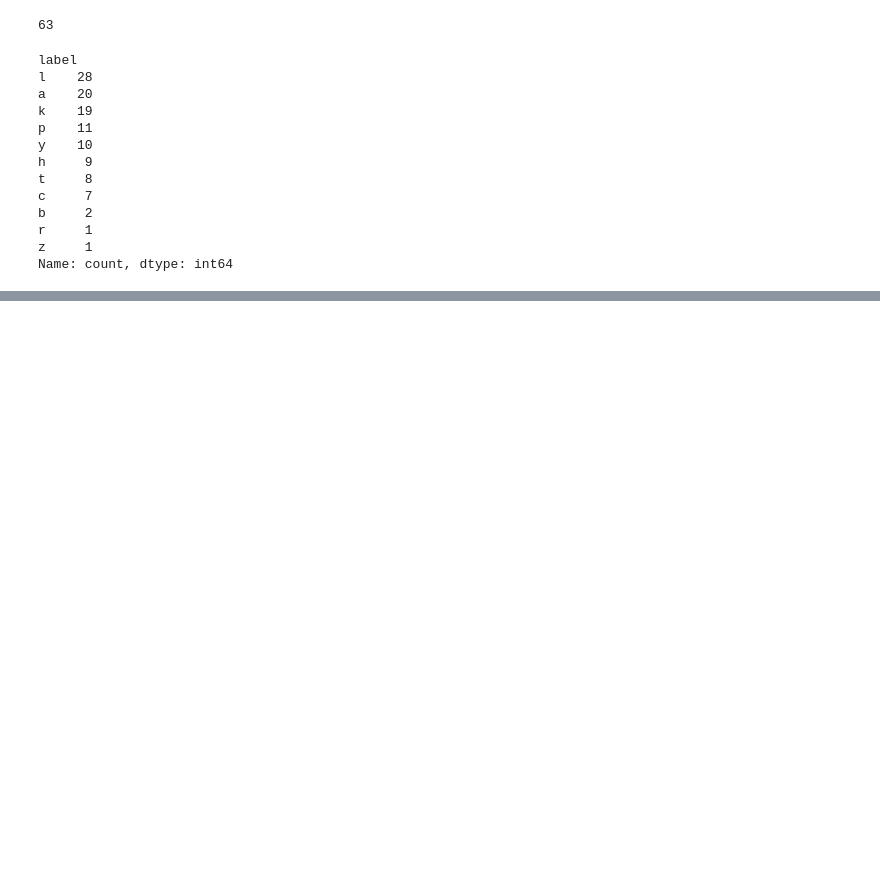
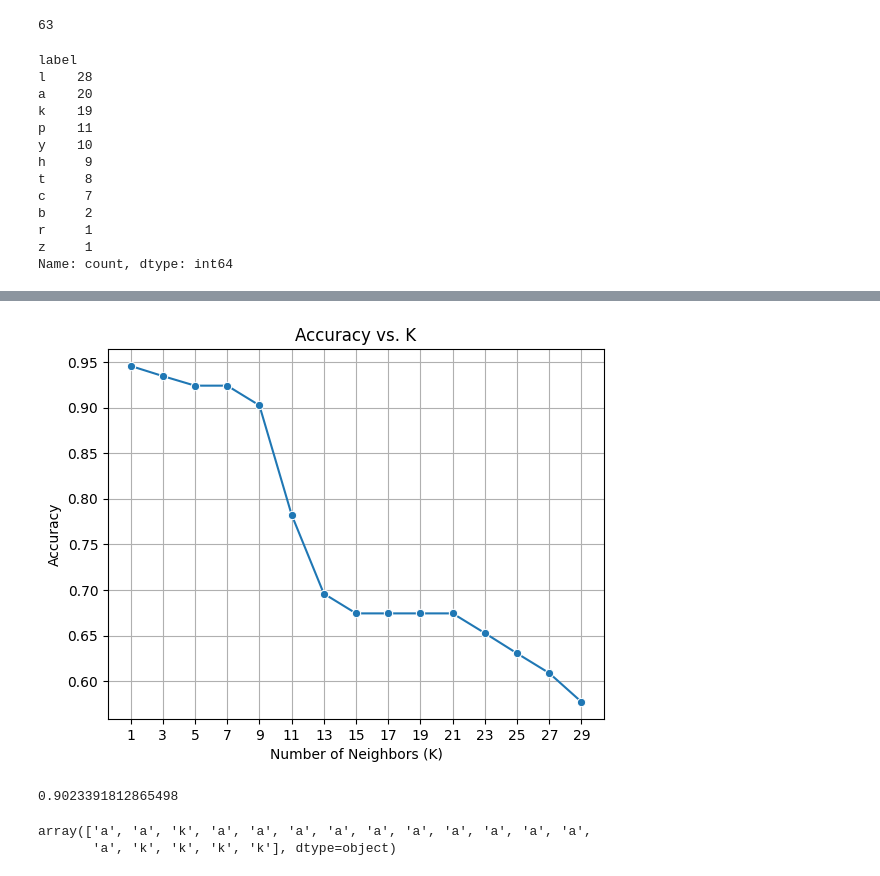
Before and after one commit to ericlfeng/ASL_Recognition, a Jupyter notebook: data_cleaning.ipynb, the cells around one changed output, grey strips where cells are left out. Drawn from its saved outputs; the diff is of its cells as text; code cells hidden in the pictures; blank space fills up the shorter version.

```diff
--- a/data_cleaning.ipynb
+++ b/data_cleaning.ipynb
@@ -292,0 +246,42 @@ plt.scatter(range(len(scorelist)),scorelist)
+# %%
+X = df[selected[0:31]]
+y = df["label"]
+X_train, X_test, y_train, y_test = train_test_split(X, y, test_size=0.2, random_state=5)
+# %%
+k_values = list(range(1,30,2))
+
+# Initiallize an empty list for our scores
+cv_scores = []
+
+#Perform 5-fold cross validation
+for k in k_values:
+    model = KNeighborsClassifier(n_neighbors=k)
+    scores = cross_val_score(model, X_train, y_train,cv =5, scoring = "accuracy")
+    # print(scores)
+    cv_scores.append(scores.mean())
+# %%
+sns.lineplot(x=k_values, y=cv_scores, marker='o')
+plt.title('Accuracy vs. K')
+plt.xlabel('Number of Neighbors (K)')
+plt.ylabel('Accuracy')
+plt.xticks(k_values)
+plt.grid(True)
+# %% [output]
+[figure, added]
+# %%
+X = df[selected[0:31]]
+y = df["label"]
+X_train, X_test, y_train, y_test = train_test_split(X, y, test_size=0.2, random_state=5)
+model = KNeighborsClassifier(n_neighbors=9)
+model = model.fit(X_train, y_train)
+scores = cross_val_score(model, X_train, y_train,cv =5, scoring = "accuracy")
+scores.mean()
+# %% [output]
+0.9023391812865498
+# %%
+something_test = pd.read_csv("data/acquired_data/b.csv")
+something_else = something_test.loc[:,list(X_train.columns)]
+model.predict(something_else)
+# %% [output]
+array(['a', 'a', 'k', 'a', 'a', 'a', 'a', 'a', 'a', 'a', 'a', 'a', 'a',
+       'a', 'k', 'k', 'k', 'k'], dtype=object)
```
Also changed, not shown: parts of 6 cells of this notebook, 17 other files.
